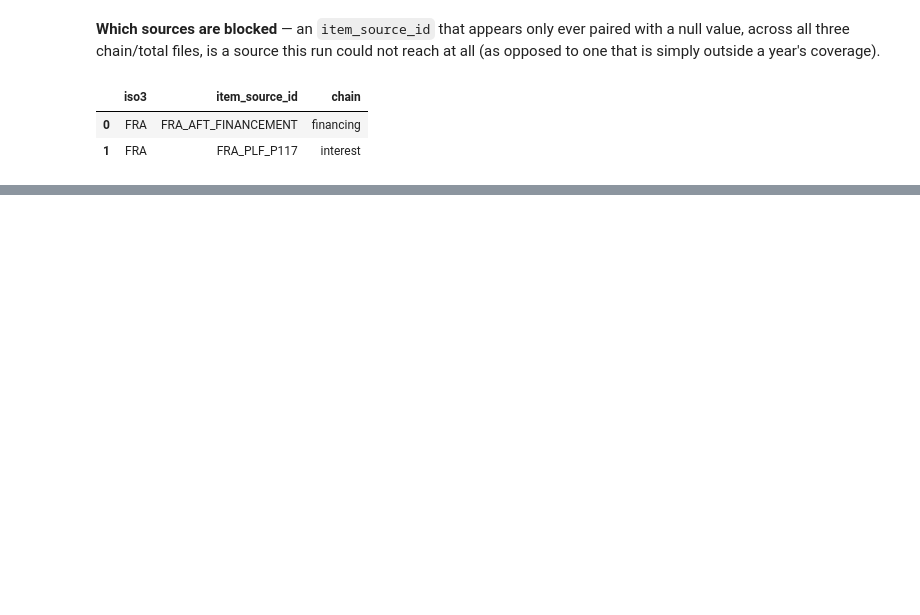
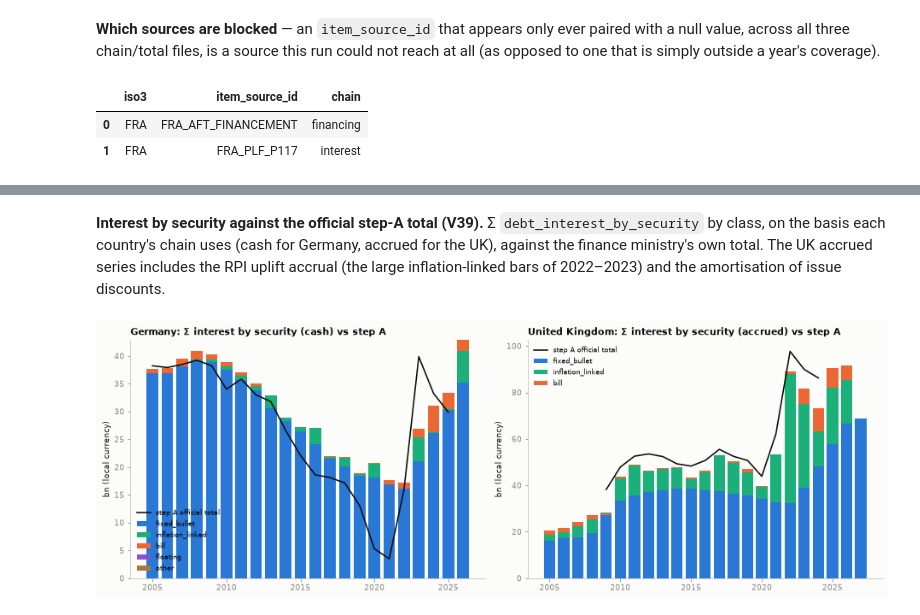
Before and after one commit to adrianchiu1/redbox, a Jupyter notebook: notebooks/debtbook.ipynb, the cells around one changed output, grey strips where cells are left out. Cells and saved outputs as stored; diff of their text form; code cells hidden in the pictures; blank space fills up the shorter version.

```diff
--- a/notebooks/debtbook.ipynb
+++ b/notebooks/debtbook.ipynb
@@ -755,0 +814,28 @@ not a placeholder for it. What changes is where the register-step numbers in
+# %% [markdown]
+**Interest by security against the official step-A total (V39).** Σ
+`debt_interest_by_security` by class, on the basis each country's chain uses
+(cash for Germany, accrued for the UK), against the finance ministry's own
+total. The UK accrued series includes the RPI uplift accrual (the large
+inflation-linked bars of 2022–2023) and the amortisation of issue discounts.
+# %%
+fig, axes = plt.subplots(1, 2, figsize=(13, 4.6))
+for ax, (iso3, basis, y0) in zip(axes, [("DEU", "cash", 2005), ("GBR", "accrued", 2005)]):
+    it = IBS[(IBS.iso3 == iso3) & (IBS.basis == basis) & (IBS.computability == "computed")]
+    it = it.merge(SECS[SECS.iso3 == iso3][["security_id", "instrument_class"]], on="security_id")
+    by = it.pivot_table(index="year", columns="instrument_class", values="total_lcu_mn", aggfunc="sum").fillna(0).loc[y0:]
+    bottom = 0
+    for klass in [c for c in ["fixed_bullet", "inflation_linked", "bill", "floating", "other"] if c in by.columns]:
+        ax.bar(by.index, by[klass] / 1000, bottom=bottom, color=CLASS_COLOR[klass], label=klass, width=0.8)
+        bottom = bottom + by[klass] / 1000
+    off = INTEREST[(INTEREST.iso3 == iso3) & (INTEREST.step == "A_cg_cash") & (INTEREST.item == "official_total")]
+    off = off.dropna(subset=["value_lcu_mn"]).set_index("year").value_lcu_mn
+    off = off[off.index >= y0]
+    ax.plot(off.index, off / 1000, color=INK, linewidth=1.6, label="step A official total")
+    ax.set_title(f"{COUNTRY[iso3]}: Σ interest by security ({basis}) vs step A", loc="left", fontsize=11)
+    ax.set_ylabel("bn (local currency)")
+    ax.legend(frameon=False, fontsize=8)
+    for s in ("top", "right"):
+        ax.spines[s].set_visible(False)
+plt.tight_layout()
+# %% [output]
+[figure, added]
```
Also changed, not shown: parts of 17 cells of this notebook, 38 other files.
